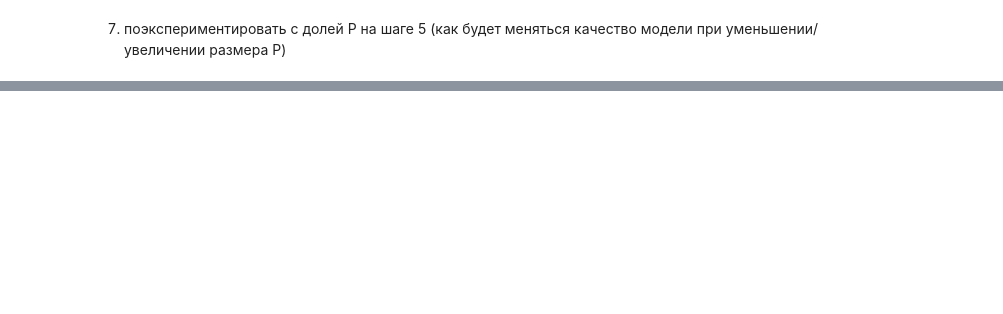
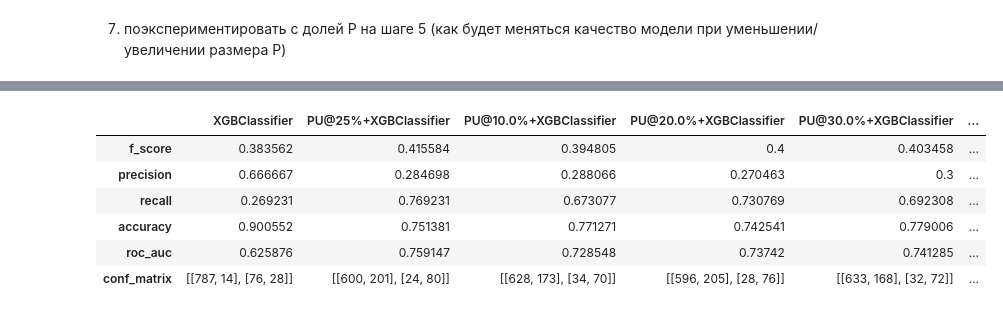
Before and after one commit to Krivosheenkova/machine-learning-for-business, a Jupyter notebook: 6_lookalike/6.ipynb, the cells around one changed output, grey strips where cells are left out. Saved outputs shown, nothing was run; the diff lists cells and outputs as text; code cells hidden in the pictures; blank space fills up the shorter version.

```diff
--- a/6_lookalike/6.ipynb
+++ b/6_lookalike/6.ipynb
@@ -364,0 +412,10 @@ ValueError: The label must consist of integer labels of form 0, 1, 2, ..., [num_
+# %%
+results
+# %% [output]
+|  | XGBClassifier | PU@25%+XGBClassifier | PU@10.0%+XGBClassifier | PU@20.0%+XGBClassifier | PU@30.0%+XGBClassifier | ... |
+| f_score | 0.383562 | 0.415584 | 0.394805 | 0.4 | 0.403458 | ... |
+| precision | 0.666667 | 0.284698 | 0.288066 | 0.270463 | 0.3 | ... |
+| recall | 0.269231 | 0.769231 | 0.673077 | 0.730769 | 0.692308 | ... |
+| accuracy | 0.900552 | 0.751381 | 0.771271 | 0.742541 | 0.779006 | ... |
+| roc_auc | 0.625876 | 0.759147 | 0.728548 | 0.73742 | 0.741285 | ... |
+| conf_matrix | [[787, 14], [76, 28]] | [[600, 201], [24, 80]] | [[628, 173], [34, 70]] | [[596, 205], [28, 76]] | [[633, 168], [32, 72]] | ... |
```
Also changed, not shown: parts of 33 cells of this notebook.
